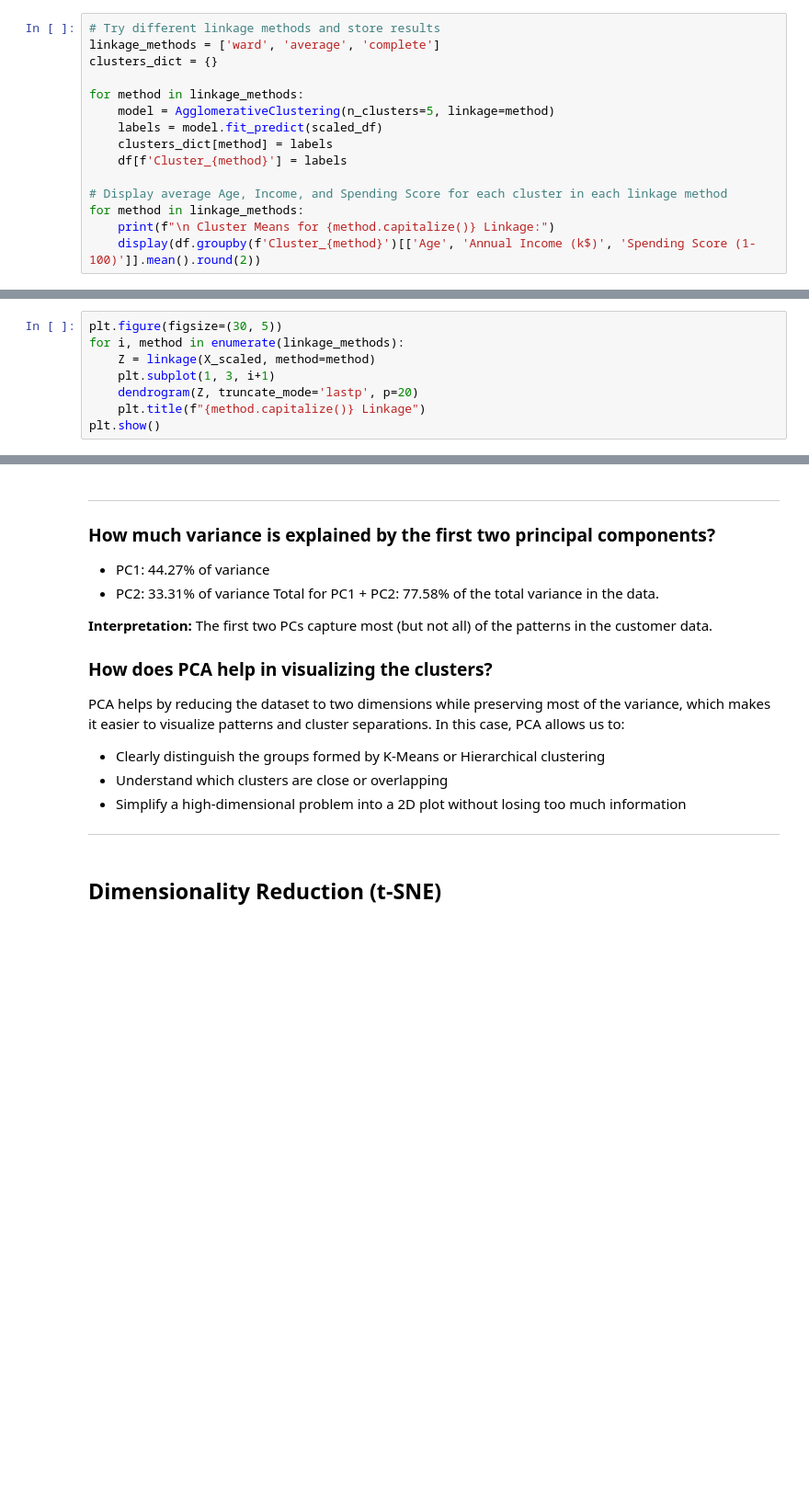
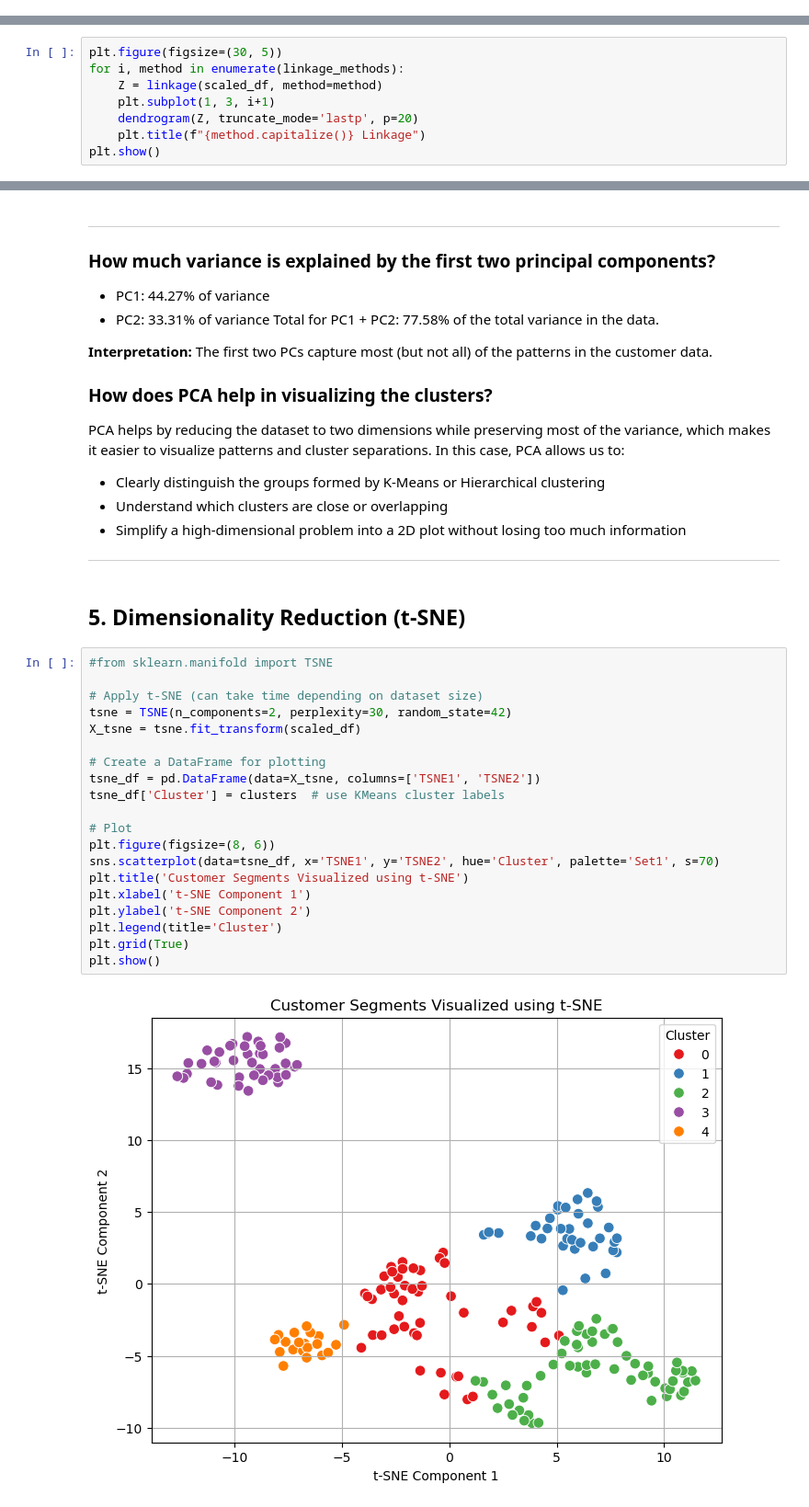
Before and after one commit to HermelaDev/Mall_Customers_Segmentation, a Jupyter notebook: customers.ipynb, the cells around one changed output, grey strips where cells are left out. Shown at 92% size. Cells and saved outputs as stored; diff of their text form; blank space fills up the shorter version.

```diff
--- a/customers.ipynb
+++ b/customers.ipynb
@@ -318,15 +347,0 @@ plt.show()
-# %%
-# Try different linkage methods and store results
-linkage_methods = ['ward', 'average', 'complete']
-clusters_dict = {}
-
-for method in linkage_methods:
-    model = AgglomerativeClustering(n_clusters=5, linkage=method)
-    labels = model.fit_predict(scaled_df)
-    clusters_dict[method] = labels
-    df[f'Cluster_{method}'] = labels
-
-# Display average Age, Income, and Spending Score for each cluster in each linkage method
-for method in linkage_methods:
-    print(f"\n Cluster Means for {method.capitalize()} Linkage:")
-    display(df.groupby(f'Cluster_{method}')[['Age', 'Annual Income (k$)', 'Spending Score (1-100)']].mean().round(2))
@@ -418,7 +408,7 @@ Cluster Means:
 # %%
 plt.figure(figsize=(30, 5))
 for i, method in enumerate(linkage_methods):
-    Z = linkage(X_scaled, method=method)
+    Z = linkage(scaled_df, method=method)
     plt.subplot(1, 3, i+1)
     dendrogram(Z, truncate_mode='lastp', p=20)
     plt.title(f"{method.capitalize()} Linkage")
@@ -545,4 +535,26 @@ In this case, PCA allows us to:
 - Simplify a high-dimensional problem into a 2D plot without losing too much information
 _______________________________________________________________
 # %% [markdown]
-## Dimensionality Reduction (t-SNE)
+## 5. Dimensionality Reduction (t-SNE)
+# %%
+#from sklearn.manifold import TSNE
+
+# Apply t-SNE (can take time depending on dataset size)
+tsne = TSNE(n_components=2, perplexity=30, random_state=42)
+X_tsne = tsne.fit_transform(scaled_df)
+
+# Create a DataFrame for plotting
+tsne_df = pd.DataFrame(data=X_tsne, columns=['TSNE1', 'TSNE2'])
+tsne_df['Cluster'] = clusters  # use KMeans cluster labels
+
+# Plot
+plt.figure(figsize=(8, 6))
+sns.scatterplot(data=tsne_df, x='TSNE1', y='TSNE2', hue='Cluster', palette='Set1', s=70)
+plt.title('Customer Segments Visualized using t-SNE')
+plt.xlabel('t-SNE Component 1')
+plt.ylabel('t-SNE Component 2')
+plt.legend(title='Cluster')
+plt.grid(True)
+plt.show()
+# %% [output]
+[figure, added]
```
Also changed, not shown: parts of 16 cells of this notebook.
